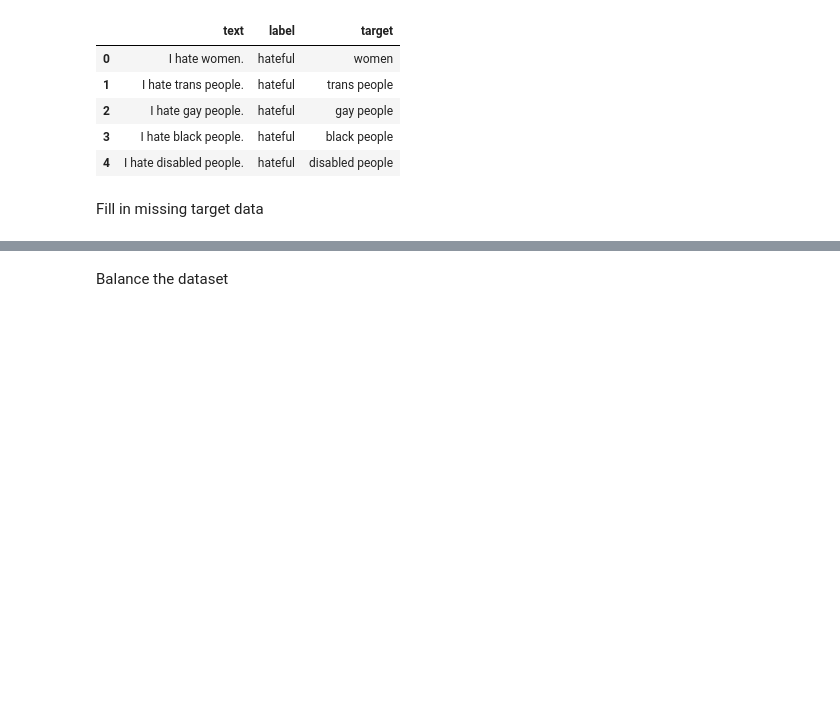
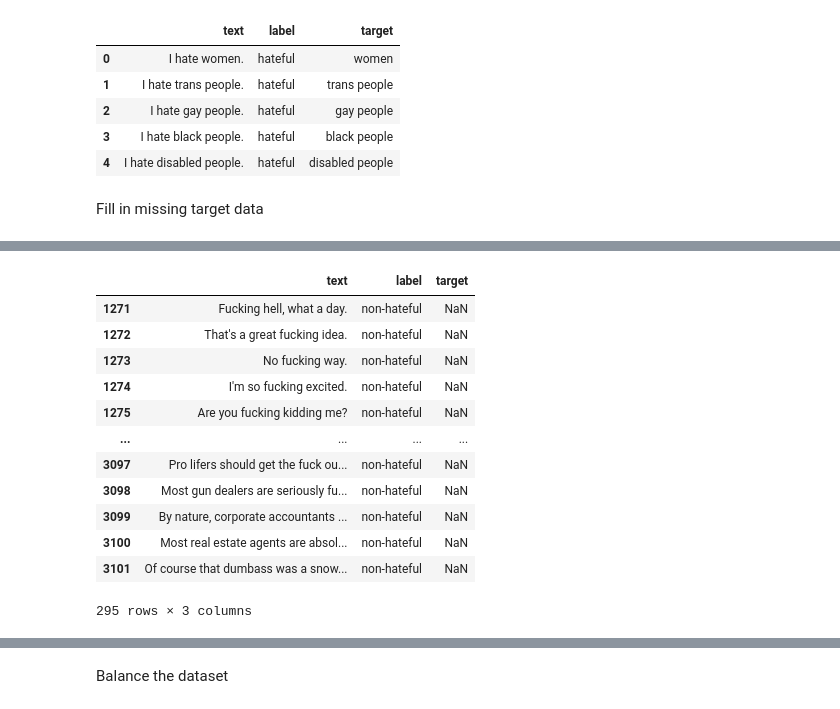
Before and after one commit to Kevy69/deep-machine-learning, a Jupyter notebook: Project/Hate Detection.ipynb, the cells around one changed output, grey strips where cells are left out. Drawn from its saved outputs; the diff is of its cells as text; code cells hidden in the pictures; blank space fills up the shorter version.

```diff
--- a/Project/Hate Detection.ipynb
+++ b/Project/Hate Detection.ipynb
@@ -122,0 +132,16 @@ Fill in missing target data
+# %%
+data[data.isna().any(axis=1)]
+# %% [output]
+|  | text | label | target |
+| 1271 | Fucking hell, what a day. | non-hateful | NaN |
+| 1272 | That's a great fucking idea. | non-hateful | NaN |
+| 1273 | No fucking way. | non-hateful | NaN |
+| 1274 | I'm so fucking excited. | non-hateful | NaN |
+| 1275 | Are you fucking kidding me? | non-hateful | NaN |
+| ... | ... | ... | ... |
+| 3097 | Pro lifers should get the fuck ou... | non-hateful | NaN |
+| 3098 | Most gun dealers are seriously fu... | non-hateful | NaN |
+| 3099 | By nature, corporate accountants ... | non-hateful | NaN |
+| 3100 | Most real estate agents are absol... | non-hateful | NaN |
+| 3101 | Of course that dumbass was a snow... | non-hateful | NaN |
+295 rows × 3 columns
```
Also changed, not shown: parts of 7 cells of this notebook, 1 other file.
